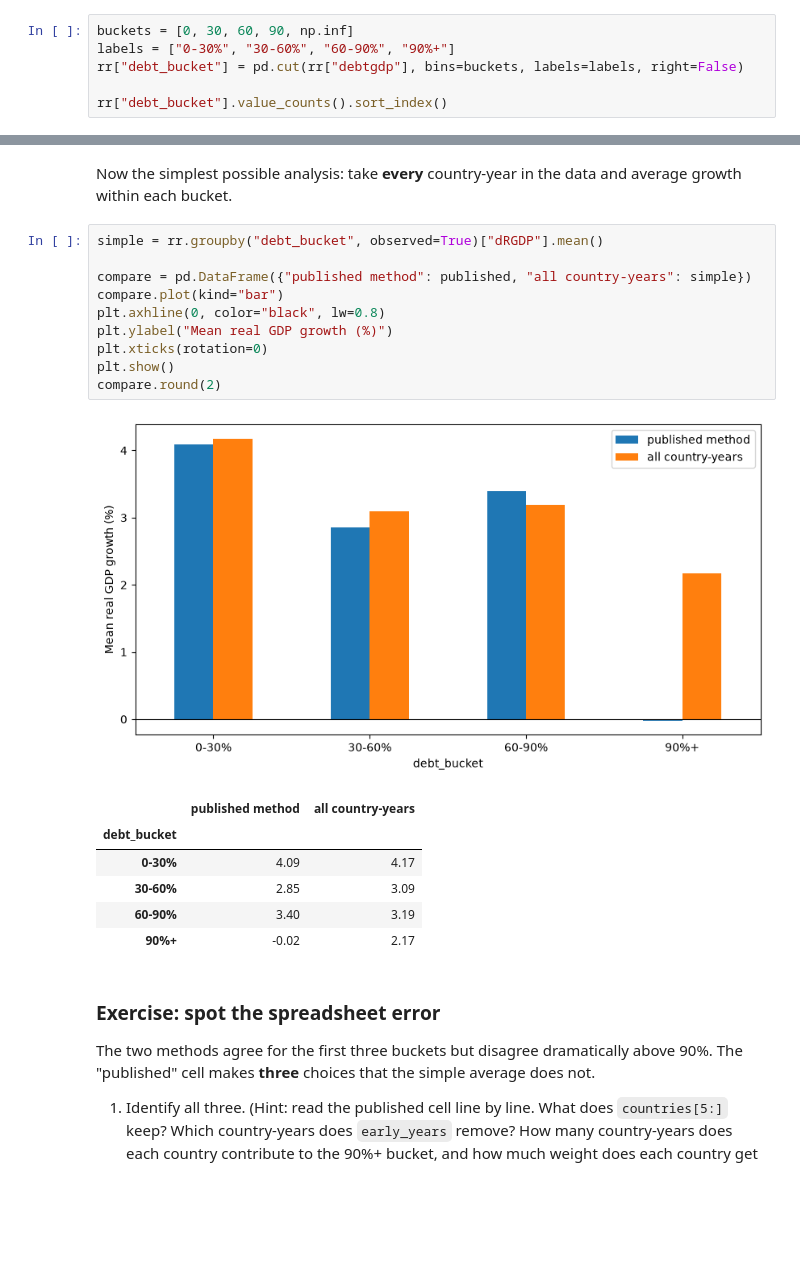
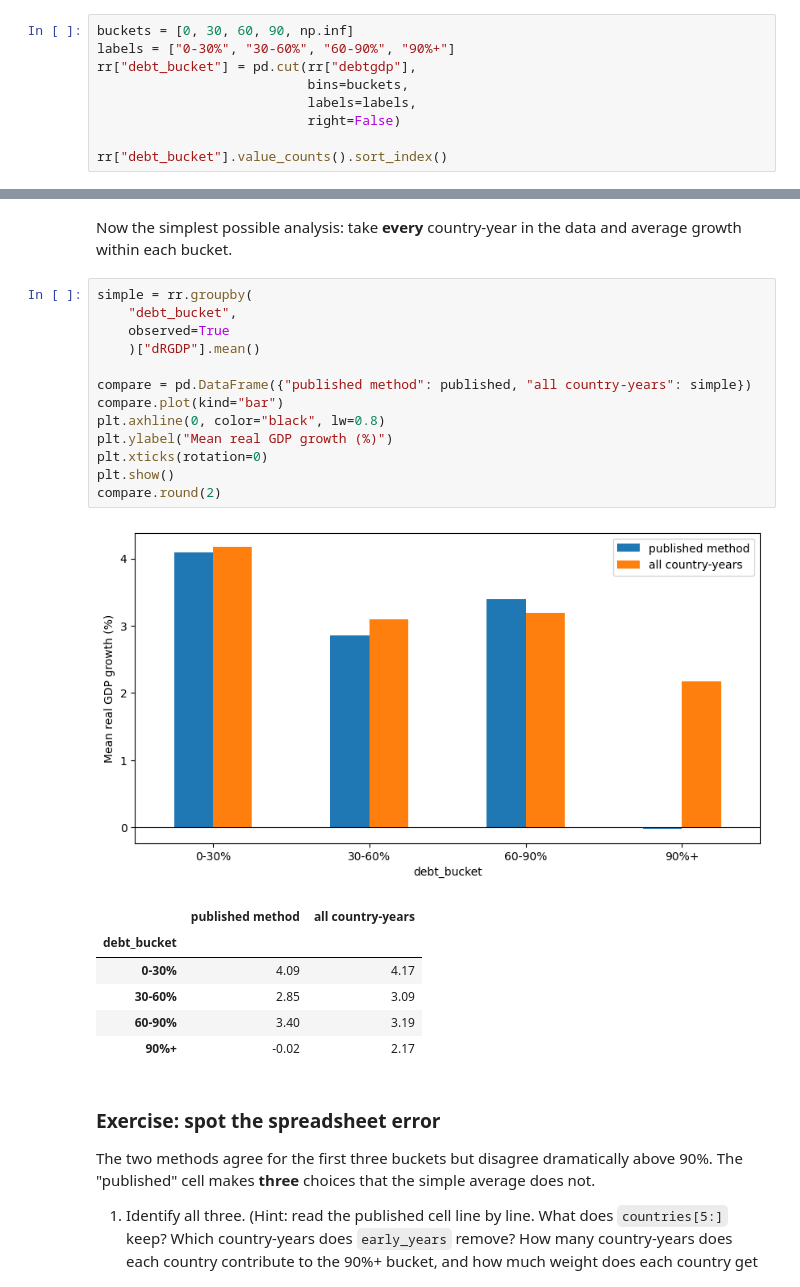
Before and after one commit to aria0810/QM2, a Jupyter notebook: notebooks/W02. Pandas.ipynb, the cells around one changed output, grey strips where cells are left out. Cells and saved outputs as stored; diff of their text form; blank space fills up the shorter version.

```diff
--- a/notebooks/W02. Pandas.ipynb
+++ b/notebooks/W02. Pandas.ipynb
@@ -46,7 +46,10 @@ Reinhart and Rogoff grouped country-years into four debt "buckets". `pd.cut` doe
 # %%
 buckets = [0, 30, 60, 90, np.inf]
 labels = ["0-30%", "30-60%", "60-90%", "90%+"]
-rr["debt_bucket"] = pd.cut(rr["debtgdp"], bins=buckets, labels=labels, right=False)
+rr["debt_bucket"] = pd.cut(rr["debtgdp"],
+                           bins=buckets,
+                           labels=labels,
+                           right=False)
 
 rr["debt_bucket"].value_counts().sort_index()
 # %% [output]
@@ -90,17 +95,20 @@ Name: dRGDP, dtype: float64
 # %% [markdown]
 Now the simplest possible analysis: take **every** country-year in the data and average growth within each bucket.
 # %%
-simple = rr.groupby("debt_bucket", observed=True)["dRGDP"].mean()
+simple = rr.groupby(
+    "debt_bucket",
+    observed=True
+    )["dRGDP"].mean()
 
 compare = pd.DataFrame({"published method": published, "all country-years": simple})
 compare.plot(kind="bar")
 plt.axhline(0, color="black", lw=0.8)
 plt.ylabel("Mean real GDP growth (%)")
 plt.xticks(rotation=0)
 plt.show()
 compare.round(2)
 # %% [output]
-[figure, old version]
+[figure, new version]
 |  | published method | all country-years |
 | debt_bucket |  |  |
 | 0-30% | 4.09 | 4.17 |
```
Also changed, not shown: parts of 30 cells of this notebook.
